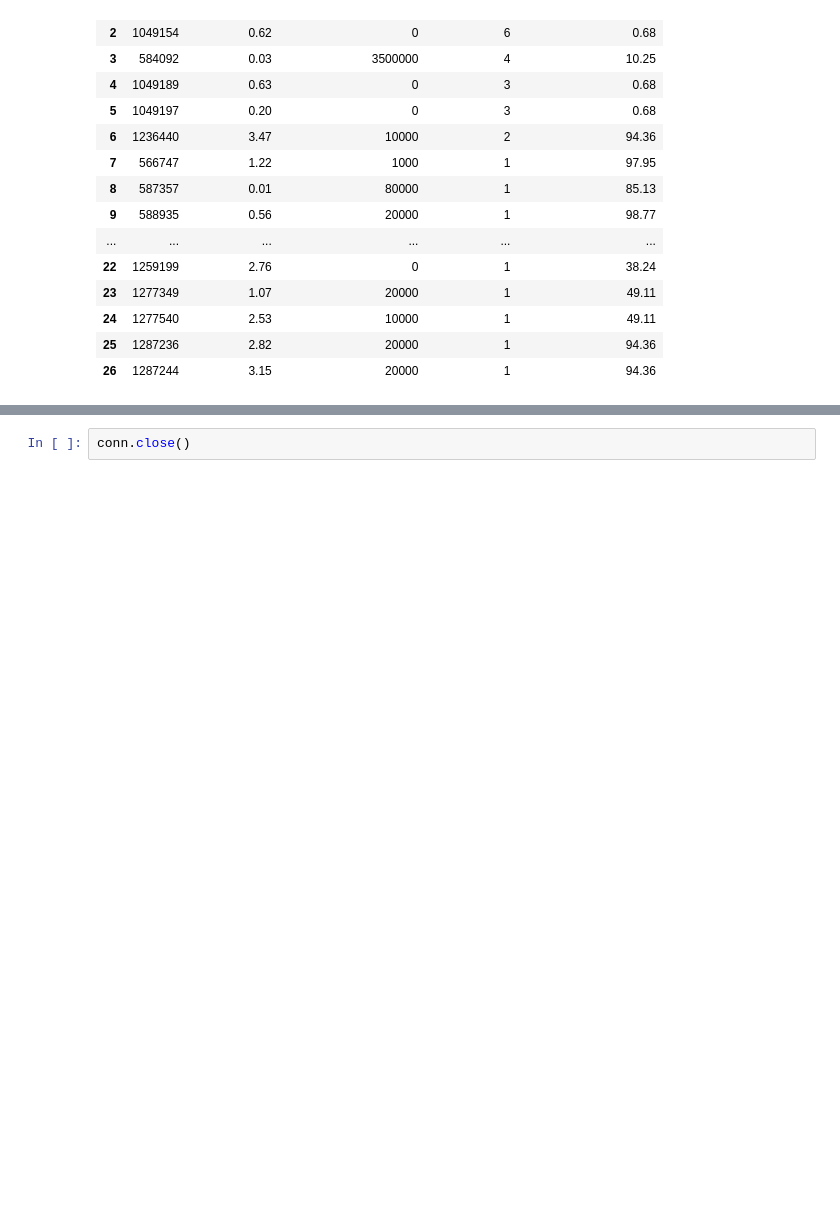
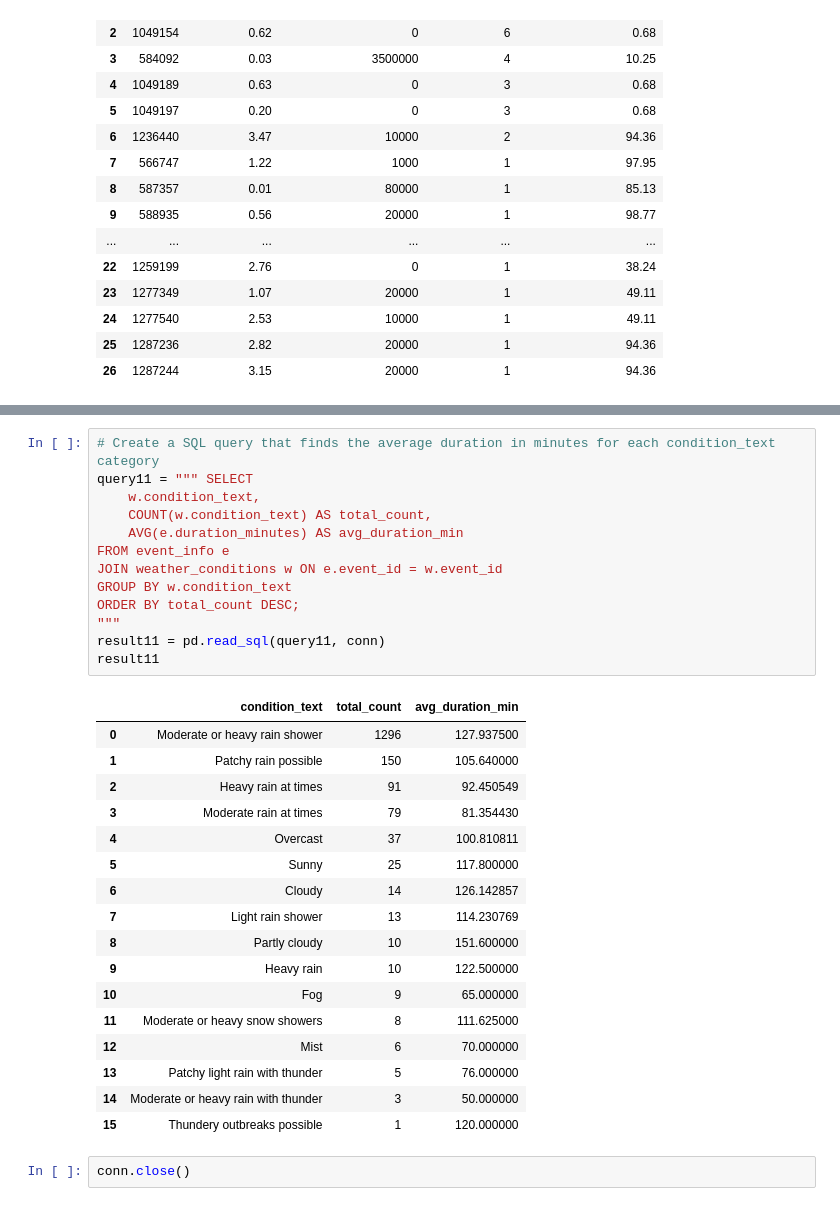
Before and after one commit to ashleyadehart/flash_floods_ky_2015_2025, a Jupyter notebook: notebooks/flash_floods_ky_2015_2025.ipynb, the cells around one changed output, grey strips where cells are left out. Saved outputs shown, nothing was run; the diff lists cells and outputs as text; blank space fills up the shorter version.

```diff
--- a/notebooks/flash_floods_ky_2015_2025.ipynb
+++ b/notebooks/flash_floods_ky_2015_2025.ipynb
@@ -1679,5 +1626,36 @@ result11
 | 8 | 2023 | 5158769660 | 6.949417e+09 | -25.77 |
 | 9 | 2024 | 2941777740 | 5.158770e+09 | -42.98 |
 | 10 | 2025 | 8825333220 | 2.941778e+09 | 200.00 |
+# %%
+# Create a SQL query that finds the average duration in minutes for each condition_text category
+query11 = """ SELECT
+    w.condition_text,
+    COUNT(w.condition_text) AS total_count,
+    AVG(e.duration_minutes) AS avg_duration_min
+FROM event_info e
+JOIN weather_conditions w ON e.event_id = w.event_id
+GROUP BY w.condition_text
+ORDER BY total_count DESC;
+"""
+result11 = pd.read_sql(query11, conn)
+result11
+# %% [output]
+|  | condition_text | total_count | avg_duration_min |
+| 0 | Moderate or heavy rain shower | 1296 | 127.937500 |
+| 1 | Patchy rain possible | 150 | 105.640000 |
+| 2 | Heavy rain at times | 91 | 92.450549 |
+| 3 | Moderate rain at times | 79 | 81.354430 |
+| 4 | Overcast | 37 | 100.810811 |
+| 5 | Sunny | 25 | 117.800000 |
+| 6 | Cloudy | 14 | 126.142857 |
+| 7 | Light rain shower | 13 | 114.230769 |
+| 8 | Partly cloudy | 10 | 151.600000 |
+| 9 | Heavy rain | 10 | 122.500000 |
+| 10 | Fog | 9 | 65.000000 |
+| 11 | Moderate or heavy snow showers | 8 | 111.625000 |
+| 12 | Mist | 6 | 70.000000 |
+| 13 | Patchy light rain with thunder | 5 | 76.000000 |
+| 14 | Moderate or heavy rain with thunder | 3 | 50.000000 |
+| 15 | Thundery outbreaks possible | 1 | 120.000000 |
 # %%
 conn.close()
```
Also changed, not shown: parts of 11 cells of this notebook, 7 other files.
